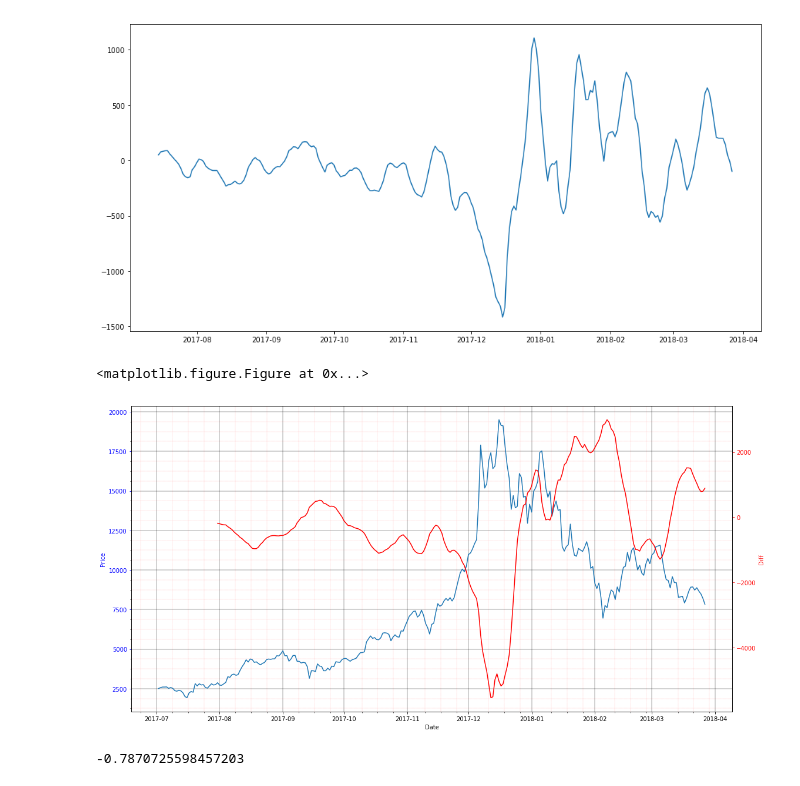
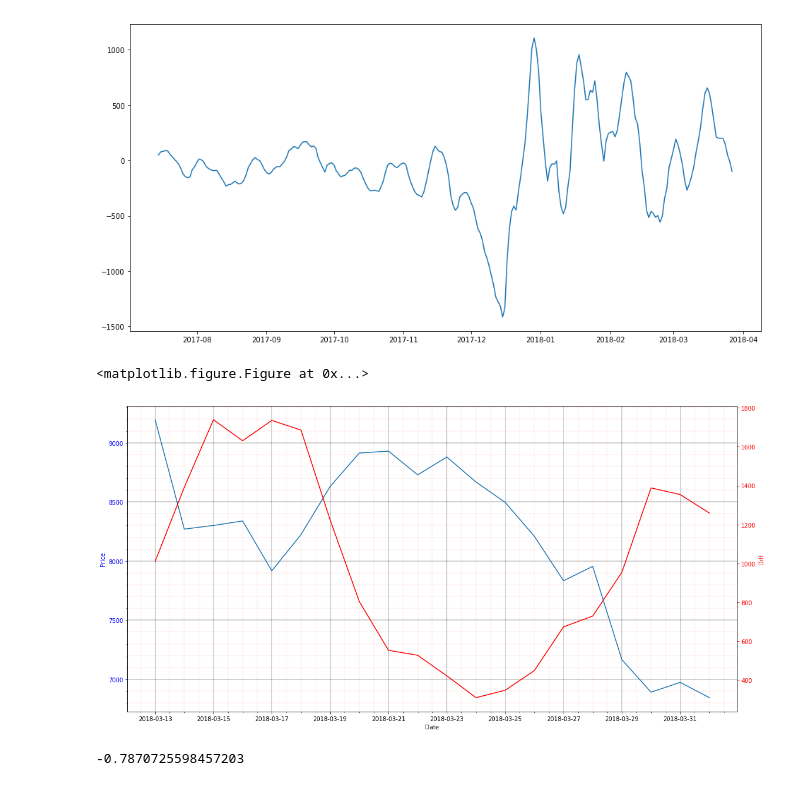
Before and after one commit to wesbosse/CryptoPsychic, a Jupyter notebook: rackStackerAI.ipynb, the cells around one changed output. Cells and saved outputs as stored; diff of their text form; code cells hidden in the pictures.

```diff
--- a/rackStackerAI.ipynb
+++ b/rackStackerAI.ipynb
@@ -125,7 +125,7 @@ def scrape_currency():
 
     for i, currency in enumerate(link_list[:1]):
         print(currency + ' is being scraped')
-        url = 'https://coinmarketcap.com{}historical-data/?start=20170701&end=20180327'.format(currency)
+        url = 'https://coinmarketcap.com{}historical-data/?start=20180101&end=20180401'.format(currency)
 
         html = requests.get(url)
         soup = BeautifulSoup(html.content, 'lxml')
@@ -156,7 +156,7 @@ def scrape_currency():
 
     df['Date'] = pd.to_datetime(df['Date'])
     df['Market Cap'] = pd.to_numeric(df['Market Cap'])
-    df['Percent Change'] = (df['Close'] - df['Open']) / df['Open']
+#     df['Percent Change'] = (df['Close'] - df['Open']) / df['Open']
 
     df.set_index('Date', inplace=True)
 
@@ -213,31 +213,32 @@ plt.plot((df['Close'].rolling(14).mean() - df['Close'].rolling(10).mean()), labe
 # %%
 plt.figure(figsize=(16, 8))
 
 fig, ax1 = plt.subplots(figsize=(16,8))
 t = np.arange(0.01, 10.0, 0.01)
-s1 = df['Close']
-
+s1 = df['Close'][-20:]
 ax1.plot(s1)
+# ax1.plot(df['Close'].rolling(3).mean()[15:30], label='3 Day MA')
+# ax1.plot(df['Close'].rolling(10).mean()[15:30], label='10 Day MA')
 ax1.set_xlabel('Date')
-# Make the y-axis label, ticks and tick labels match the line color.
 ax1.set_ylabel('Price', color='b')
 ax1.tick_params('y', colors='b')
 ax1.minorticks_on()
 ax1.grid(which='major', color='black', linestyle='-', linewidth='.35')
 ax1.grid(which='minor', linestyle=':', linewidth='0.2', color='red')
 
-ax2 = ax1.twinx()
-s2 = df['Close'].rolling(30).mean() - df['Close'].rolling(7).mean()
-ax2.plot(s2, 'r')
-ax2.set_ylabel('Diff', color='r')
-ax2.tick_params('y', colors='r')
+
+ax5 = ax1.twinx()
+s5 = (df['Close'].rolling(20).mean() - df['Close'].rolling(2).mean())[-20:]
+ax5.plot(s5, 'r')
+ax5.set_ylabel('Diff', color='r')
+ax5.tick_params('y', colors='r')
 
 fig.tight_layout()
 
 plt.show()
 # %% [output]
 <matplotlib.figure.Figure at 0x...>
-[figure, old version]
+[figure, new version]
 # %%
 one_day_ago = df.shift(1)
 one_day_ago.columns = [column+'-1' for column in df.columns]
```
Also changed, not shown: parts of 3 cells of this notebook, 1 other file.
